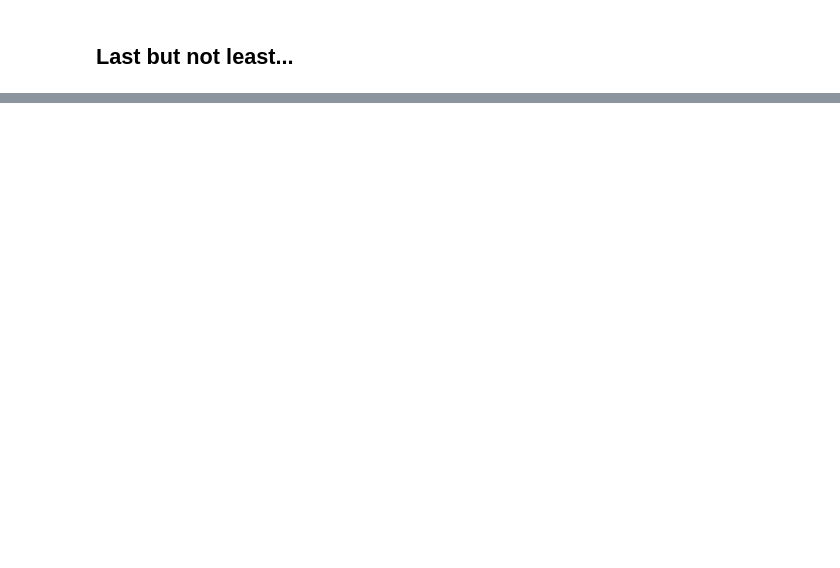
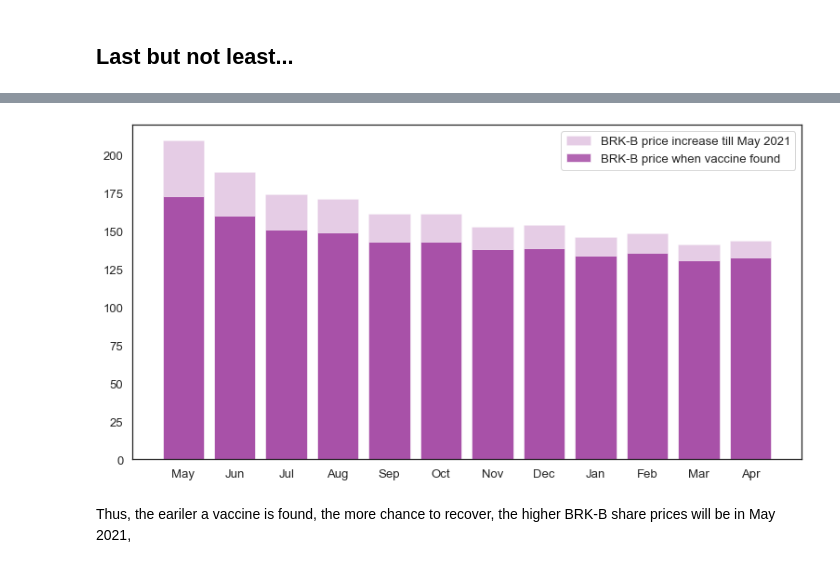
Before and after one commit to YasinEhsan/Berkshire-Hathaway-Price-Modeling, a Jupyter notebook: v2_brk_vaccine_x_days_.ipynb, the cells around one changed output, grey strips where cells are left out. Drawn from its saved outputs; the diff is of its cells as text; code cells hidden in the pictures; blank space fills up the shorter version.

```diff
--- a/v2_brk_vaccine_x_days_.ipynb
+++ b/v2_brk_vaccine_x_days_.ipynb
@@ -503,0 +502,19 @@ plotBRK(brk_prices_if_vaccineXdays)
+# %%
+def plotCompareBrk():
+    fig = plt.figure()
+    ax = fig.add_axes([0,0,1,1])
+
+    months_range = month_vaccine_found
+    brk_may2021Prices = [i[1] for i in brk_prices_if_vaccineXdays]
+    brk_dayVaccineFoundPrice = data_in_Xdays['OTHER_STAKES']
+    base = [0]*len(brk_dayVaccineFoundPrice)
+
+    ax.bar(months_range, brk_may2021Prices,color ="purple", alpha=0.2)
+    ax.bar(months_range, brk_dayVaccineFoundPrice,bottom= base, color ="purple", alpha=0.6)
+    ax.legend(labels=['BRK-B price increase till May 2021', 'BRK-B price when vaccine found'])
+    plt.show()
+plotCompareBrk()
+# %% [output]
+[figure, added]
+# %% [markdown]
+Thus, the eariler a vaccine is found, the more chance to recover, the higher BRK-B share prices will be in May 2021,
```
Also changed, not shown: parts of 4 cells of this notebook.
